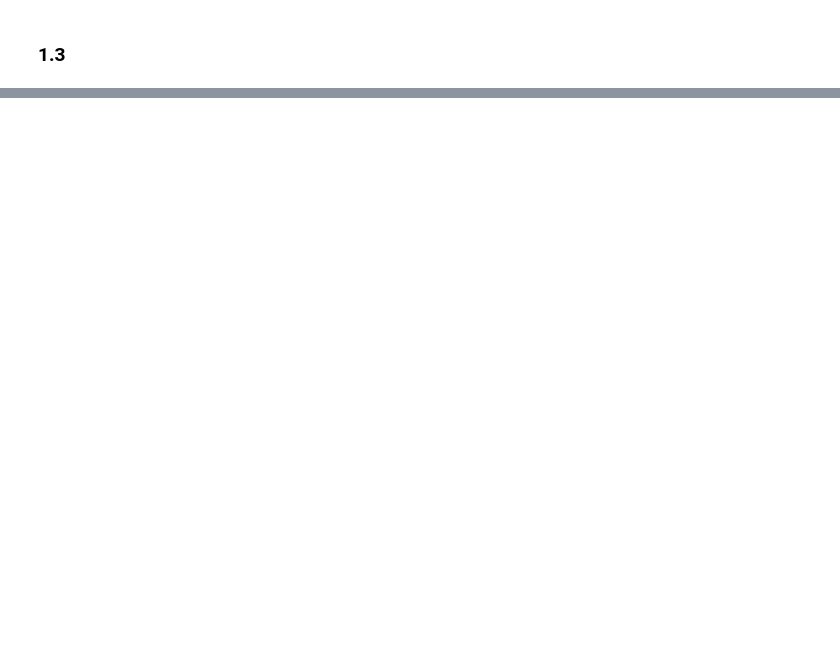
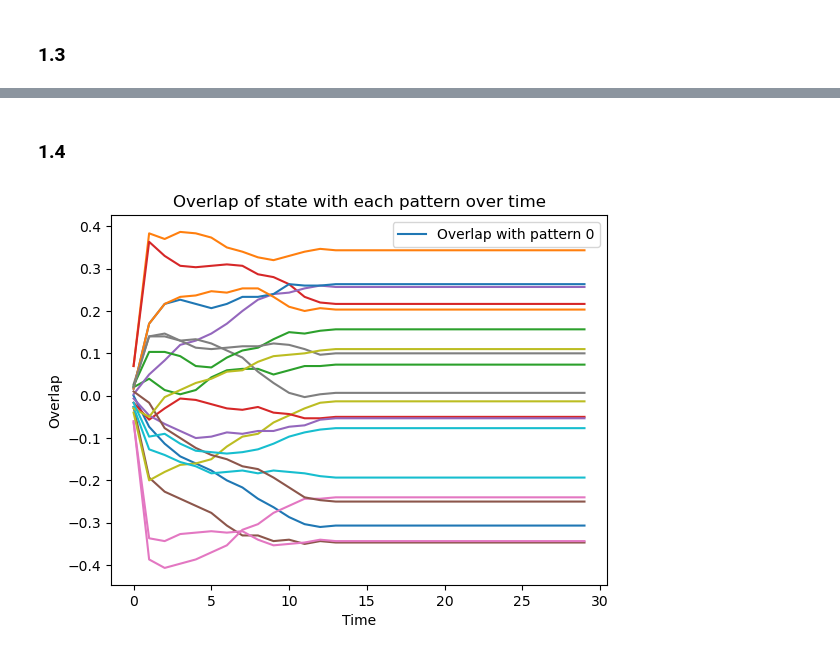
Before and after one commit to seb2o/Biological-Hopfield-Model, a Jupyter notebook: ex1_seb.ipynb, the cells around one changed output, grey strips where cells are left out. Drawn from its saved outputs; the diff is of its cells as text; code cells hidden in the pictures; blank space fills up the shorter version.

```diff
--- a/ex1_seb.ipynb
+++ b/ex1_seb.ipynb
@@ -95,0 +100,35 @@ plt.show()
+# %% [markdown]
+### 1.4
+# %%
+NETWORK_DIM = 600
+N_PATTERNS = 20
+T = 30
+N_FLIP = 300
+
+patterns = utils.get_n_binary_patterns(n_patterns=N_PATTERNS, pattern_dim=NETWORK_DIM)
+cs = patterns[0].copy()#np.random.binomial(1, 0.5, NETWORK_DIM) * 2 - 1
+
+#flip N_FLIP bits of cs
+indices = np.random.choice(NETWORK_DIM, N_FLIP, replace=False)
+
+cs[indices] = -cs[indices]
+
+
+overlaps = []
+for t in range(T):
+    overlaps_t = [utils.overlap(cs, p) for p in patterns]
+    overlaps.append(overlaps_t)
+    ns = utils.compute_next_state_with_overlaps(cs, patterns)
+    cs = ns
+overlaps = np.array(overlaps).T
+plt.figure()
+for i, overlap in enumerate(overlaps):
+    plt.plot(overlap, label='' if i != 0 else 'Overlap with pattern 0')
+
+plt.xlabel('Time')
+plt.ylabel('Overlap')
+plt.title('Overlap of state with each pattern over time')
+plt.legend()
+plt.show()
+# %% [output]
+[figure, added]
```
Also changed, not shown: parts of 8 cells of this notebook.
